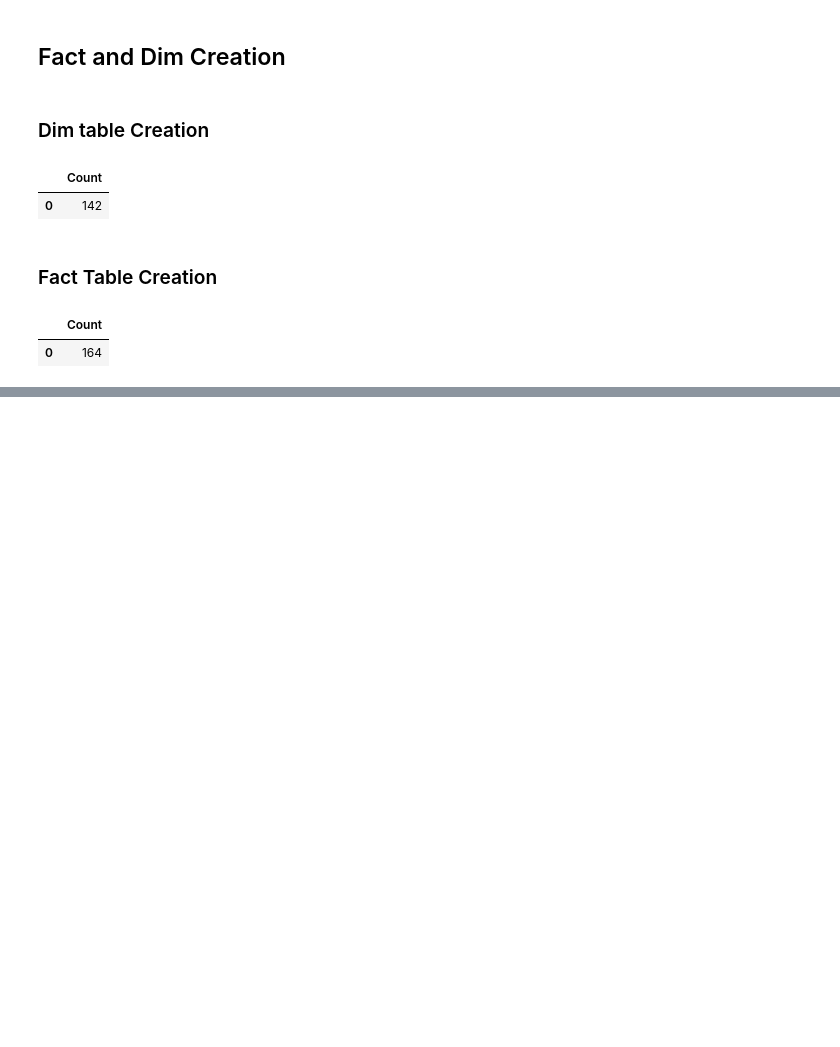
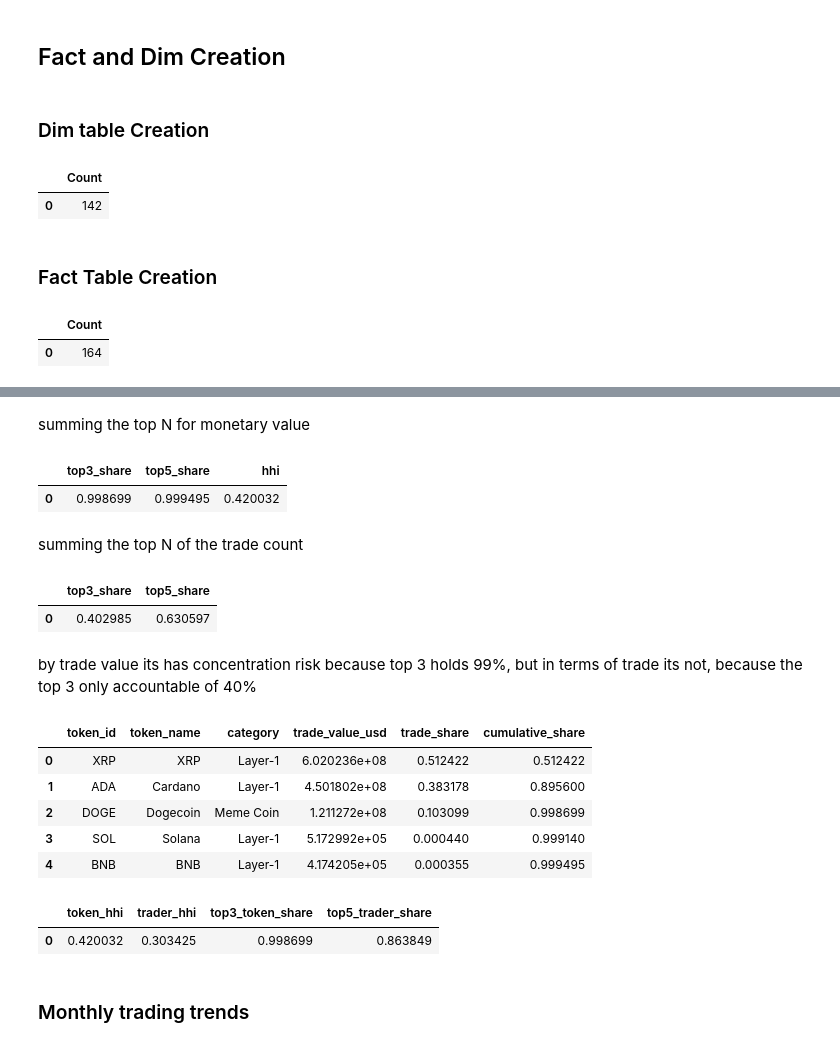
Before and after one commit to nivanrs/cryptocurrency_exchange, a Jupyter notebook: notebook/dev/process_dev.ipynb, the cells around one changed output, grey strips where cells are left out. Cells and saved outputs as stored; diff of their text form; code cells hidden in the pictures; blank space fills up the shorter version.

```diff
--- a/notebook/dev/process_dev.ipynb
+++ b/notebook/dev/process_dev.ipynb
@@ -430,0 +548,73 @@ WHERE status = 'SUCCESS';
+# %% [markdown]
+summing the top N for monetary value
+# %%
+%%sql
+WITH token_volume AS (
+  SELECT
+    token_id,
+    SUM(price_usd * quantity) AS total_volume
+  FROM fact_trades
+  GROUP BY token_id
+),
+ranked AS (
+  SELECT
+    token_id,
+    total_volume,
+    total_volume / SUM(total_volume) OVER () AS share,
+    ROW_NUMBER() OVER (ORDER BY total_volume DESC) AS rn
+  FROM token_volume
+)
+SELECT
+  SUM(CASE WHEN rn <= 3 THEN share ELSE 0 END) AS top3_share,
+  SUM(CASE WHEN rn <= 5 THEN share ELSE 0 END) AS top5_share,
+  SUM(share * share) AS hhi
+FROM ranked;
+# %% [output]
+|  | top3_share | top5_share | hhi |
+| 0 | 0.998699 | 0.999495 | 0.420032 |
+# %% [markdown]
+summing the top N of the trade count
+# %%
+%%sql
+WITH token_txn AS (
+  SELECT
+    token_id,
+    COUNT(*) AS txn_count
+  FROM fact_trades
+  GROUP BY token_id
+),
+ranked AS (
+  SELECT
+    token_id,
+    txn_count,
+    txn_count * 1.0 / SUM(txn_count) OVER () AS share,
+    ROW_NUMBER() OVER (ORDER BY txn_count DESC) AS rn
+  FROM token_txn
+)
+SELECT
+  SUM(CASE WHEN rn <= 3 THEN share ELSE 0 END) AS top3_share,
+  SUM(CASE WHEN rn <= 5 THEN share ELSE 0 END) AS top5_share
+FROM ranked;
+# %% [output]
+|  | top3_share | top5_share |
+| 0 | 0.402985 | 0.630597 |
+# %% [markdown]
+by trade value its has concentration risk because top 3 holds 99%, but in terms of trade its not, because the top 3 only accountable of 40%
+# %%
+%%sql
+SELECT * FROM mart_token_concentration LIMIT 5;
+# %% [output]
+|  | token_id | token_name | category | trade_value_usd | trade_share | cumulative_share |
+| 0 | XRP | XRP | Layer-1 | 6.020236e+08 | 0.512422 | 0.512422 |
+| 1 | ADA | Cardano | Layer-1 | 4.501802e+08 | 0.383178 | 0.895600 |
+| 2 | DOGE | Dogecoin | Meme Coin | 1.211272e+08 | 0.103099 | 0.998699 |
+| 3 | SOL | Solana | Layer-1 | 5.172992e+05 | 0.000440 | 0.999140 |
+| 4 | BNB | BNB | Layer-1 | 4.174205e+05 | 0.000355 | 0.999495 |
+# %%
+%%sql
+SELECT * FROM mart_concentration_summary;
+# %% [output]
+|  | token_hhi | trader_hhi | top3_token_share | top5_trader_share |
+| 0 | 0.420032 | 0.303425 | 0.998699 | 0.863849 |
+# %% [markdown]
+### Monthly trading trends
```
Also changed, not shown: parts of 33 cells of this notebook, 11 other files.
